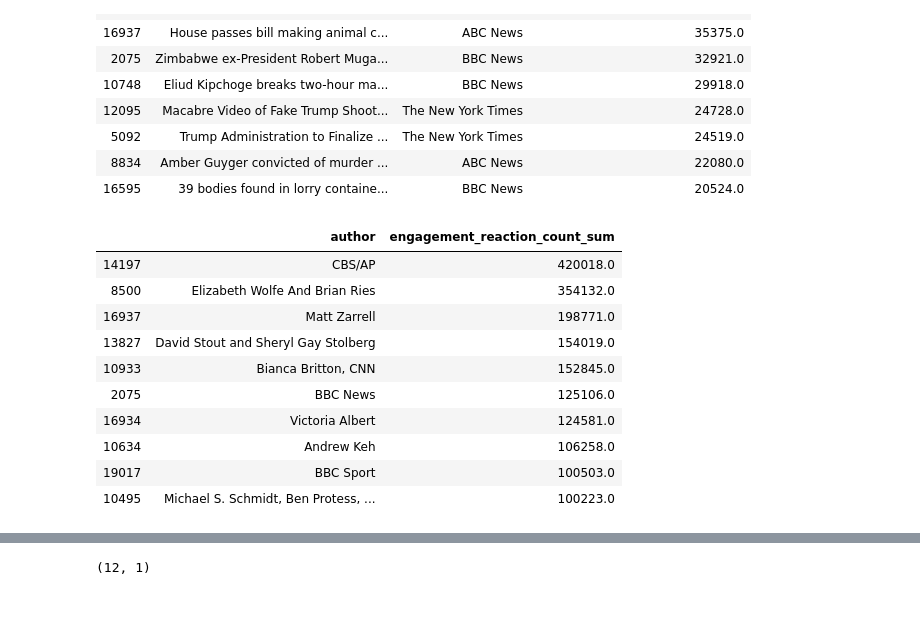
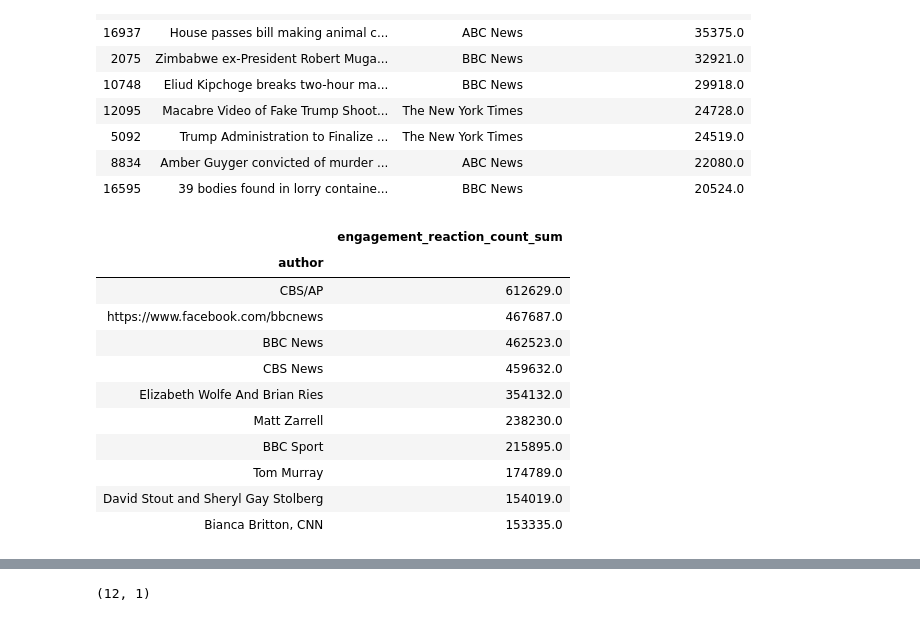
Before and after one commit to sleter/article_analysis, a Jupyter notebook: DataAnalysis/Visualizing Data Analysis.ipynb, the cells around one changed output, grey strips where cells are left out. Drawn from its saved outputs; the diff is of its cells as text; code cells hidden in the pictures.

```diff
--- a/DataAnalysis/Visualizing Data Analysis.ipynb
+++ b/DataAnalysis/Visualizing Data Analysis.ipynb
@@ -339,16 +340,17 @@ da.top_n_liked_articles(10, main_field='engagement_share_count', grouping_fields
 | 8834 | Amber Guyger convicted of murder ... | ABC News | 22080.0 |
 | 16595 | 39 bodies found in lorry containe... | BBC News | 20524.0 |
 # %%
-da.top_n_liked_articles(10, main_field='engagement_reaction_count', grouping_fields=['author'])
+da.top_n_liked_articles(10, sumi=True, main_field='engagement_reaction_count', grouping_fields=['author'])
 # %% [output]
-|  | author | engagement_reaction_count_sum |
-| 14197 | CBS/AP | 420018.0 |
-| 8500 | Elizabeth Wolfe And Brian Ries | 354132.0 |
-| 16937 | Matt Zarrell | 198771.0 |
-| 13827 | David Stout and Sheryl Gay Stolberg | 154019.0 |
-| 10933 | Bianca Britton, CNN | 152845.0 |
-| 2075 | BBC News | 125106.0 |
-| 16934 | Victoria Albert | 124581.0 |
-| 10634 | Andrew Keh | 106258.0 |
-| 19017 | BBC Sport | 100503.0 |
-| 10495 | Michael S. Schmidt, Ben Protess, ... | 100223.0 |
+|  | engagement_reaction_count_sum |
+| author |  |
+| CBS/AP | 612629.0 |
+| https://www.facebook.com/bbcnews | 467687.0 |
+| BBC News | 462523.0 |
+| CBS News | 459632.0 |
+| Elizabeth Wolfe And Brian Ries | 354132.0 |
+| Matt Zarrell | 238230.0 |
+| BBC Sport | 215895.0 |
+| Tom Murray | 174789.0 |
+| David Stout and Sheryl Gay Stolberg | 154019.0 |
+| Bianca Britton, CNN | 153335.0 |
```
Also changed, not shown: parts of 2 cells of this notebook, 2 other files.
